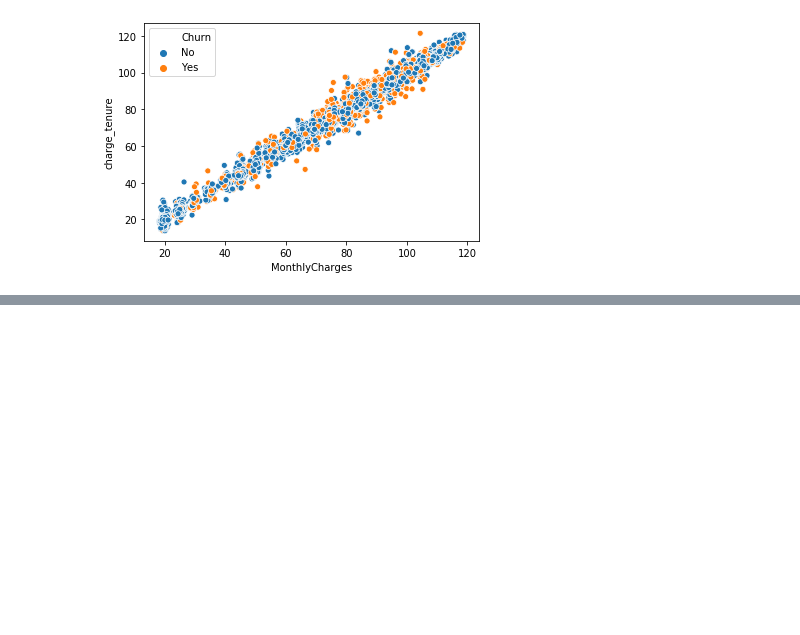
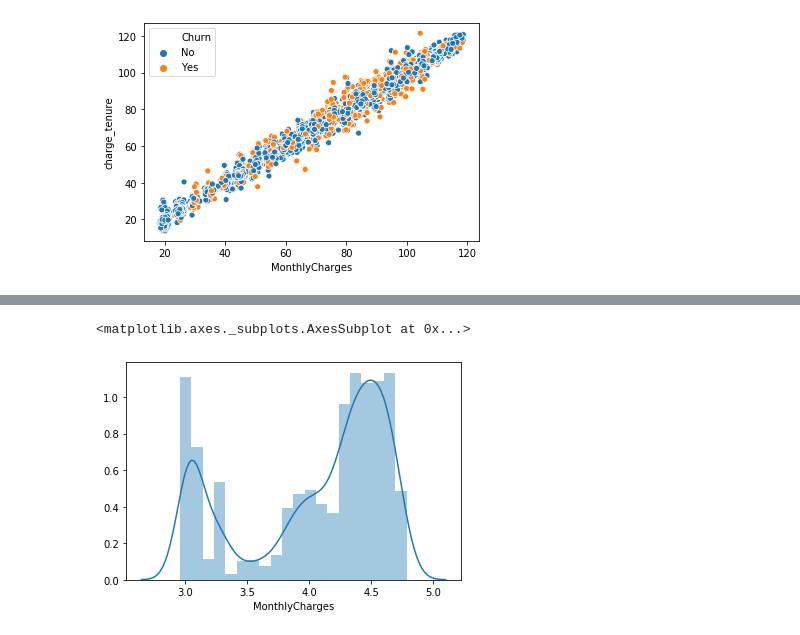
Before and after one commit to haythemmz/churn_prediction, a Jupyter notebook: EDA.ipynb, the cells around one changed output, grey strips where cells are left out. Saved outputs shown, nothing was run; the diff lists cells and outputs as text; code cells hidden in the pictures; blank space fills up the shorter version.

```diff
--- a/EDA.ipynb
+++ b/EDA.ipynb
@@ -325,3 +325,5 @@ le = preprocessing.LabelEncoder()
 # %%
 for cal in categoricals:
     data[cal]=le.fit_transform(data[cal])
+# %%
+for cal in data.keys():
@@ -327,0 +384,4 @@ for cal in categoricals:
+# %%
+df_log1p=pd.DataFrame()
+for cal in numericals:
+    df_log1p[cal]=np.log1p(data[cal])
@@ -327,0 +397,5 @@ for cal in categoricals:
+# %%
+sns.distplot(df_log1p['MonthlyCharges'])
+# %% [output]
+<matplotlib.axes._subplots.AxesSubplot at 0x...>
+[figure, added]
```
Also changed, not shown: parts of 45 cells of this notebook.
